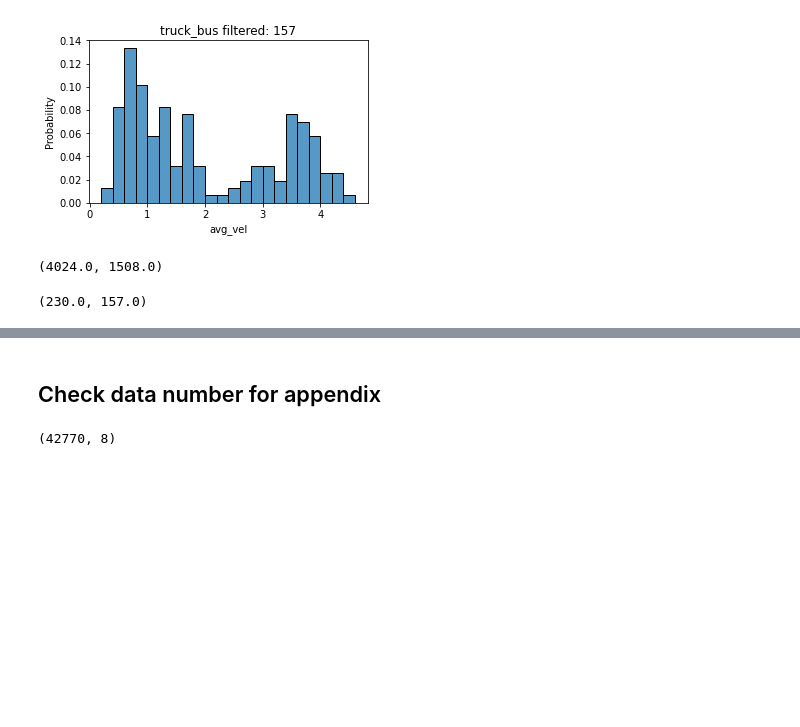
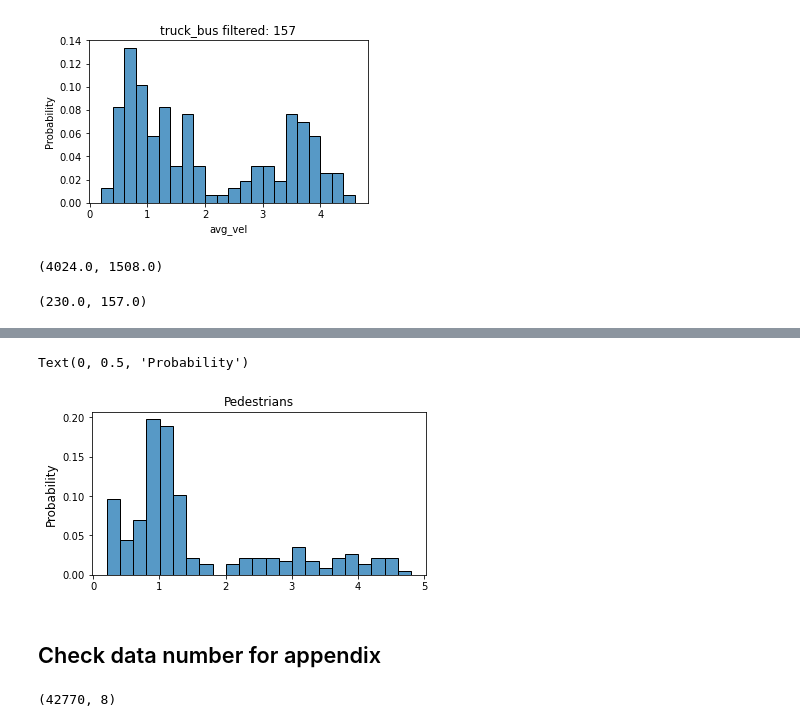
Before and after one commit to danyayay/ynet_adaptive, a Jupyter notebook: notebook/traj.ipynb, the cells around one changed output, grey strips where cells are left out. Cells and saved outputs as stored; diff of their text form; code cells hidden in the pictures; blank space fills up the shorter version.

```diff
--- a/notebook/traj.ipynb
+++ b/notebook/traj.ipynb
@@ -355,3 +393,15 @@ truck_filtered.to_pickle('../data/inD/filter/agent_type/scene1/truck_bus_filter.
+# %%
+factor = 'avg_vel'
+fontsize = 12
+fig, ax = plt.subplots(1, 1, figsize=(6, 3))
+d = ped_varf[ped_varf.metaId.isin(ped_test_filter.metaId.unique())]
+sns.histplot(d, x=factor, stat='probability', binwidth=0.2, ax=ax)
+ax.set_title('Pedestrians', fontsize=fontsize)
+ax.set_xlabel('')
+ax.set_ylabel('Probability', fontsize=fontsize)
+# %% [output]
+Text(0, 0.5, 'Probability')
+[figure, added]
 # %% [markdown]
 ## Check data number for appendix
 # %%
```
Also changed, not shown: parts of 4 cells of this notebook, 23 other files.
